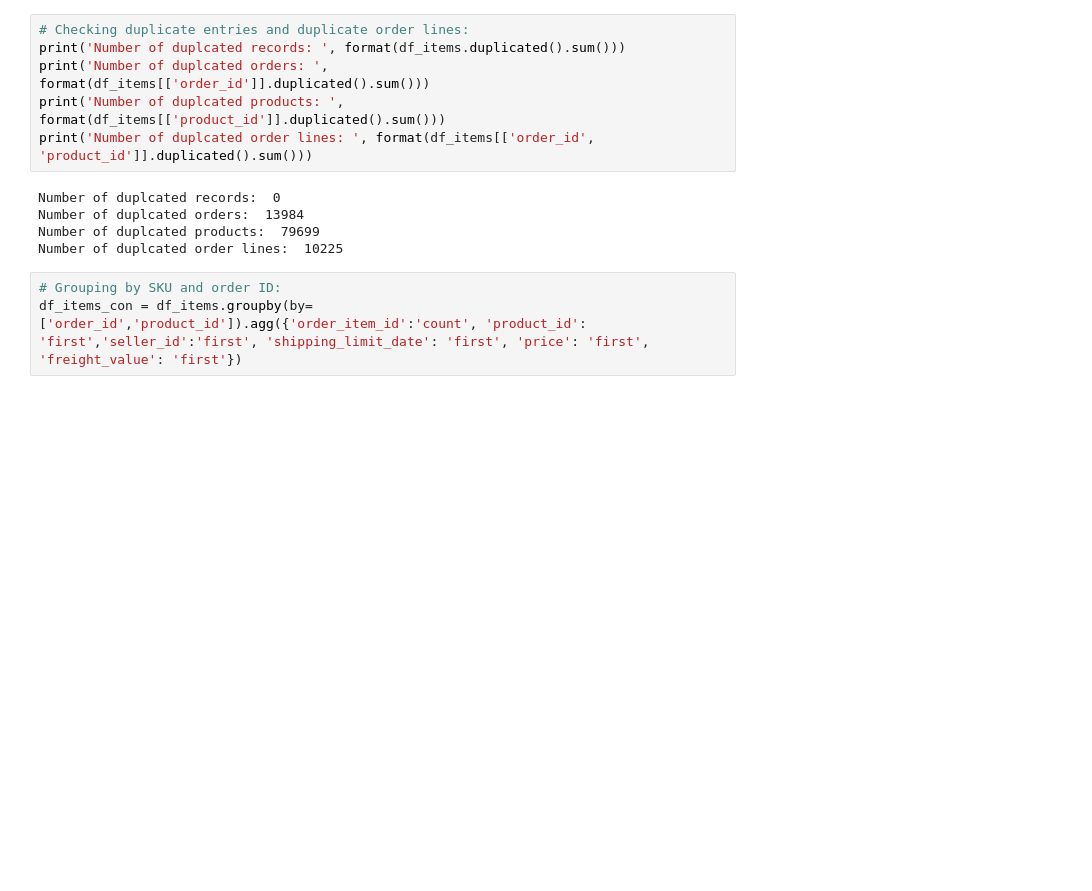
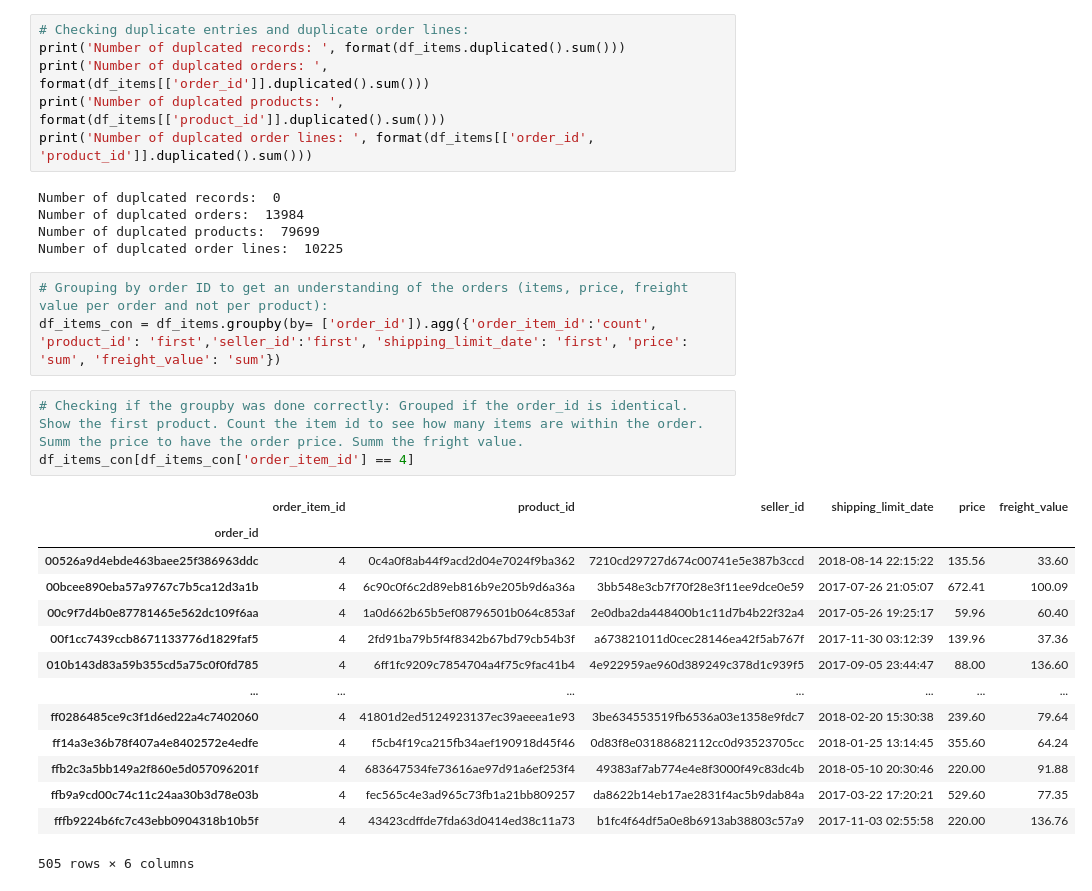
Before and after one commit to Hummelt/Olist-E-Commerce, a Jupyter notebook: order_analysis_II.ipynb, the cells around one changed output. Drawn from its saved outputs; the diff is of its cells as text; blank space fills up the shorter version.

```diff
--- a/order_analysis_II.ipynb
+++ b/order_analysis_II.ipynb
@@ -291,6 +291,24 @@ Number of duplcated orders:  13984
 Number of duplcated products:  79699
 Number of duplcated order lines:  10225
 # %%
-# Grouping by SKU and order ID:
-df_items_con = df_items.groupby(by=['order_id','product_id']).agg({'order_item_id':'count', 'product_id': 'first','seller_id':'first', 'shipping_limit_date': 'first', 'price': 'first', 'freight_value': 'first'})
+# Grouping by order ID to get an understanding of the orders (items, price, freight value per order and not per product):
+df_items_con = df_items.groupby(by= ['order_id']).agg({'order_item_id':'count', 'product_id': 'first','seller_id':'first', 'shipping_limit_date': 'first', 'price': 'sum', 'freight_value': 'sum'})
+# %%
+# Checking if the groupby was done correctly: Grouped if the order_id is identical. Show the first product. Count the item id to see how many items are within the order. Summ the price to have the order price. Summ the fright value.
+df_items_con[df_items_con['order_item_id'] == 4]
+# %% [output]
+|  | order_item_id | product_id | seller_id | shipping_limit_date | price | freight_value |
+| order_id |  |  |  |  |  |  |
+| 00526a9d4ebde463baee25f386963ddc | 4 | 0c4a0f8ab44f9acd2d04e7024f9ba362 | 7210cd29727d674c00741e5e387b3ccd | 2018-08-14 22:15:22 | 135.56 | 33.60 |
+| 00bcee890eba57a9767c7b5ca12d3a1b | 4 | 6c90c0f6c2d89eb816b9e205b9d6a36a | 3bb548e3cb7f70f28e3f11ee9dce0e59 | 2017-07-26 21:05:07 | 672.41 | 100.09 |
+| 00c9f7d4b0e87781465e562dc109f6aa | 4 | 1a0d662b65b5ef08796501b064c853af | 2e0dba2da448400b1c11d7b4b22f32a4 | 2017-05-26 19:25:17 | 59.96 | 60.40 |
+| 00f1cc7439ccb8671133776d1829faf5 | 4 | 2fd91ba79b5f4f8342b67bd79cb54b3f | a673821011d0cec28146ea42f5ab767f | 2017-11-30 03:12:39 | 139.96 | 37.36 |
+| 010b143d83a59b355cd5a75c0f0fd785 | 4 | 6ff1fc9209c7854704a4f75c9fac41b4 | 4e922959ae960d389249c378d1c939f5 | 2017-09-05 23:44:47 | 88.00 | 136.60 |
+| ... | ... | ... | ... | ... | ... | ... |
+| ff0286485ce9c3f1d6ed22a4c7402060 | 4 | 41801d2ed5124923137ec39aeeea1e93 | 3be634553519fb6536a03e1358e9fdc7 | 2018-02-20 15:30:38 | 239.60 | 79.64 |
+| ff14a3e36b78f407a4e8402572e4edfe | 4 | f5cb4f19ca215fb34aef190918d45f46 | 0d83f8e03188682112cc0d93523705cc | 2018-01-25 13:14:45 | 355.60 | 64.24 |
+| ffb2c3a5bb149a2f860e5d057096201f | 4 | 683647534fe73616ae97d91a6ef253f4 | 49383af7ab774e4e8f3000f49c83dc4b | 2018-05-10 20:30:46 | 220.00 | 91.88 |
+| ffb9a9cd00c74c11c24aa30b3d78e03b | 4 | fec565c4e3ad965c73fb1a21bb809257 | da8622b14eb17ae2831f4ac5b9dab84a | 2017-03-22 17:20:21 | 529.60 | 77.35 |
+| fffb9224b6fc7c43ebb0904318b10b5f | 4 | 43423cdffde7fda63d0414ed38c11a73 | b1fc4f64df5a0e8b6913ab38803c57a9 | 2017-11-03 02:55:58 | 220.00 | 136.76 |
+505 rows × 6 columns
 # %%
```
Also changed, not shown: parts of 4 cells of this notebook.
